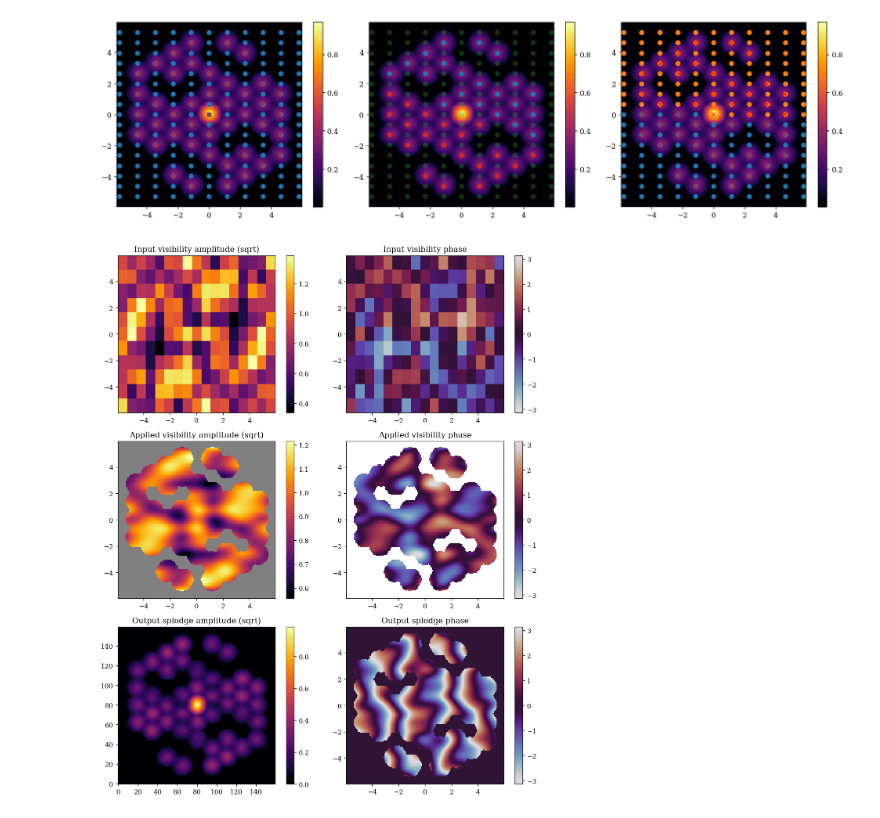
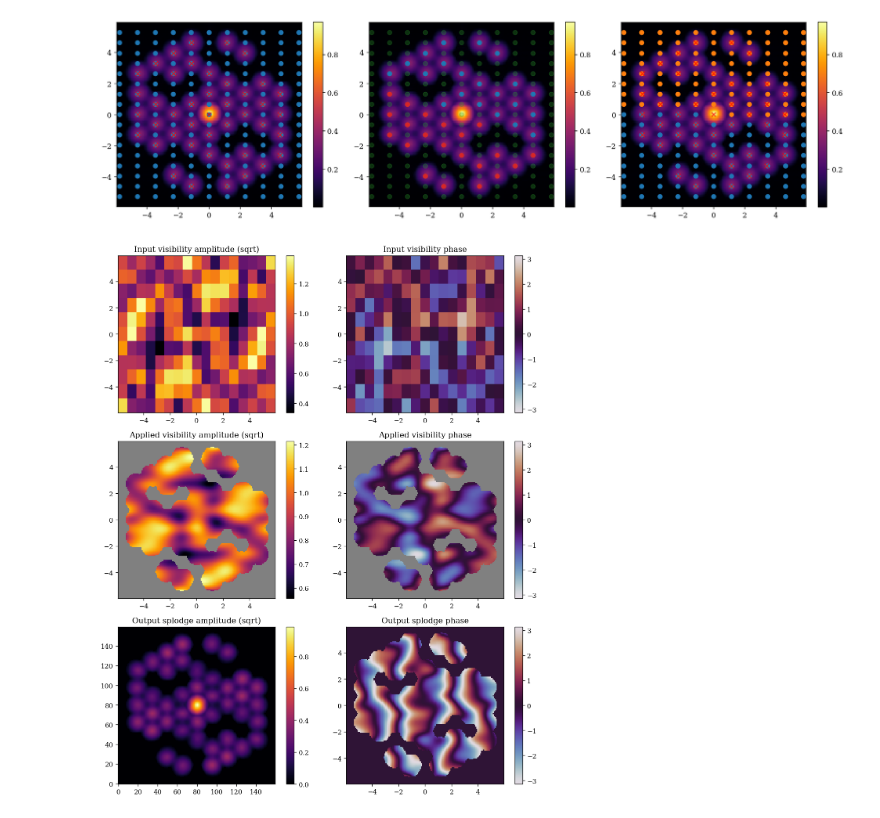
Before and after one commit to LouisDesdoigts/amigo_notebooks, a Jupyter notebook: spline_vis.ipynb, the cells around one changed output. Saved outputs shown, nothing was run; the diff lists cells and outputs as text; code cells hidden in the pictures.

```diff
--- a/spline_vis.ipynb
+++ b/spline_vis.ipynb
@@ -14,9 +14,11 @@ plt.rcParams["figure.dpi"] = 120
 
 inferno = colormaps["inferno"]
 seismic = colormaps["seismic"]
+twilight = colormaps["twilight"]
 
 inferno.set_bad("k", 0.5)
 seismic.set_bad("k", 0.5)
+twilight.set_bad("k", 0.5)
 # %%
 from amigo.files import get_files
 from amigo.files import summarise_files
@@ -362,41 +354,29 @@ convd_pha = jax.scipy.signal.convolve(pha_points, kern, mode="same")[2:-2, 2:-2]
 
 # Construct input vis map
 conv_vis = convd_amp * np.exp(1j * convd_pha)
+flat_conv_vis = conv_vis.reshape(-1).T
 
-# Get the conjugate coordinates
-matches = []
-flat_coords = np.array(np.meshgrid(xs, ys)).reshape(2, -1).T
-for i in range(len(flat_coords)):
-    c1 = flat_coords[i]
-    for j in range(len(flat_coords)):
-        c2 = flat_coords[j]
-        if np.allclose(c1, -c2):
-            matches.append((i, j))
-matches = np.array(matches)
-matches = matches[: len(matches) // 2]
+# Get non redundant set of index conjugate pairs
+inv_ind = np.array([np.arange(flat_conv_vis.size), np.arange(flat_conv_vis.size)[::-1]]).T
+inv_ind = inv_ind[: len(inv_ind) // 2]
 
-# Map coordinates to conjugate pairs
-flat_conv_vis = conv_vis.reshape(-1).T
-for i in range(len(matches)):
-    flat_conv_vis = flat_conv_vis.at[matches[i, 1]].set(
-        flat_conv_vis[matches[i, 0]].conj()
-    )
+# Apply conjuagte
+flat_conv_vis = flat_conv_vis.at[inv_ind[:, 1]].set(flat_conv_vis[inv_ind[:, 0]].conj())
 flat_conv_vis = flat_conv_vis.at[1 + len(matches) // 2].set(1 * np.exp(1j * 0))
 vis_pts = flat_conv_vis.reshape(conv_vis.shape)
 
-#
+# Get the amplitude map
 amp_interper = ipx.Interpolator2D(xs, ys, np.abs(vis_pts), method="cubic2", extrap=True)
 amp_interp = lambda xs, ys: amp_interper(xs.flatten(), ys.flatten()).reshape(xs.shape)
+amp_map = np.maximum(amp_interp(*uv_coords), 0)
 
-#
-pha_interper = ipx.Interpolator2D(
-    xs, ys, np.angle(vis_pts), method="cubic2", extrap=True
-)
+# Get the phase map
+pha_interper = ipx.Interpolator2D(xs, ys, np.angle(vis_pts), method="cubic2", extrap=True)
 pha_interp = lambda xs, ys: pha_interper(xs.flatten(), ys.flatten()).reshape(xs.shape)
+phase_map = pha_interp(*uv_coords)
 
-applied_vis = np.maximum(amp_interp(*uv_coords), 0) * np.exp(
-    1j * pha_interp(*uv_coords)
-)
+# Get the applied visibilities map
+vis_map = amp_map * np.exp(1j * phase_map)
 
 # Create the splodges
 uv_pad = 2
@@ -409,7 +389,7 @@ npix_in = padded.shape[-1]
 full_splodges = vmap(to_uv)(padded).sum(0)
 cplx_splodges = dlu.resize(full_splodges, npix_out)
 
-cplx_applied = applied_vis * cplx_splodges
+cplx_applied = vis_map * cplx_splodges
 applied_amp = np.abs(cplx_applied)
 applied_pha = np.angle(cplx_applied)
 
@@ -424,7 +404,7 @@ plt.subplot(3, 2, 2)
 plt.title("Input visibility phase")
 plt.imshow(
     np.angle(vis_pts),
-    cmap="twilight",
+    cmap=twilight,
     vmin=-np.pi,
     vmax=np.pi,
     extent=(-ext, ext, -ext, ext),
@@ -434,40 +414,40 @@ plt.colorbar()
 plt.subplot(3, 2, 3)
 plt.title("Applied visibility amplitude (sqrt)")
 plt.imshow(
-    np.where(mask, np.abs(applied_vis), np.nan) ** 0.5,
+    np.where(mask, np.abs(vis_map), np.nan) ** 0.5,
     cmap=inferno,
     extent=(-ext, ext, -ext, ext),
 )
 plt.colorbar()
 
 plt.subplot(3, 2, 4)
 plt.title("Applied visibility phase")
 plt.imshow(
-    np.where(mask, np.angle(applied_vis), np.nan),
-    cmap="twilight",
+    np.where(mask, np.angle(vis_map), np.nan),
+    cmap=twilight,
     vmin=-np.pi,
     vmax=np.pi,
     extent=(-ext, ext, -ext, ext),
 )
 plt.colorbar()
 
 plt.subplot(3, 2, 5)
 plt.title("Output splodge amplitude (sqrt)")
 plt.imshow((mask * applied_amp) ** 0.5)
 plt.colorbar()
 
 plt.subplot(3, 2, 6)
 plt.title("Output splodge phase")
 plt.imshow(
     (mask * applied_pha),
-    cmap="twilight",
+    cmap=twilight,
     vmin=-np.pi,
     vmax=np.pi,
     extent=(-ext, ext, -ext, ext),
 )
 plt.colorbar()
 
 plt.tight_layout()
 plt.show()
 # %% [output]
-[figure, old version]
+[figure, new version]
```
Also changed, not shown: parts of 1 cell of this notebook.
